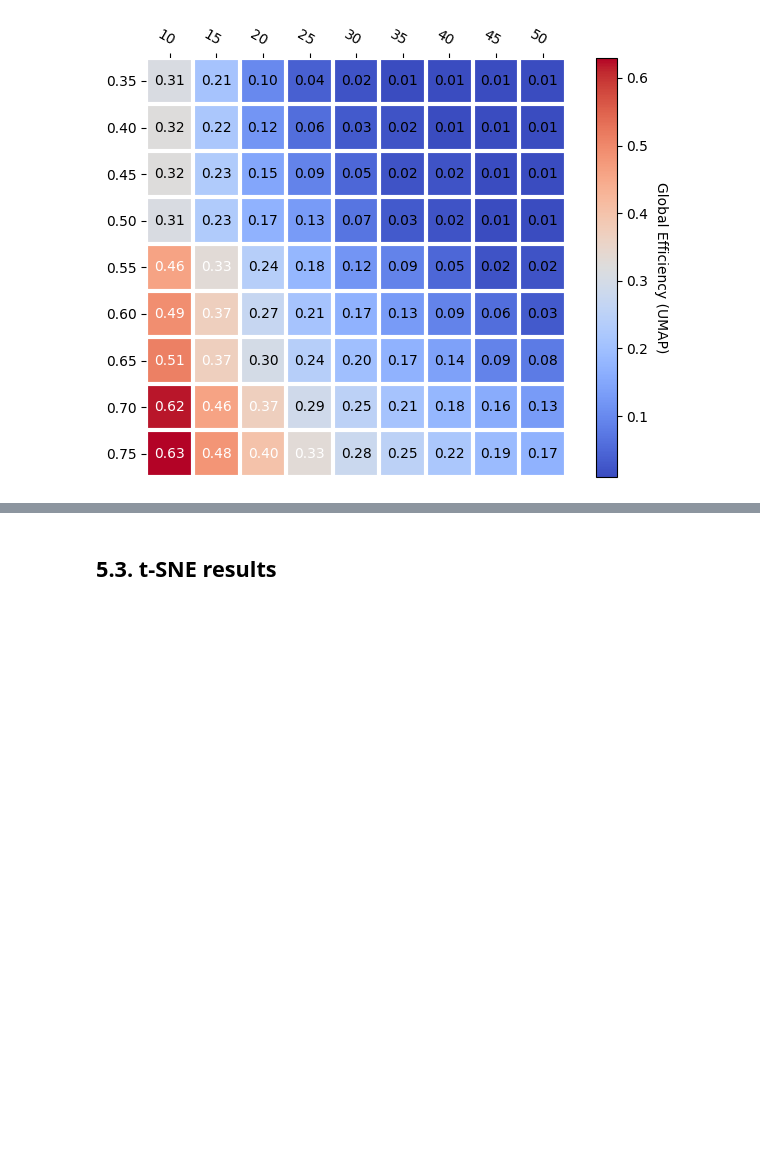
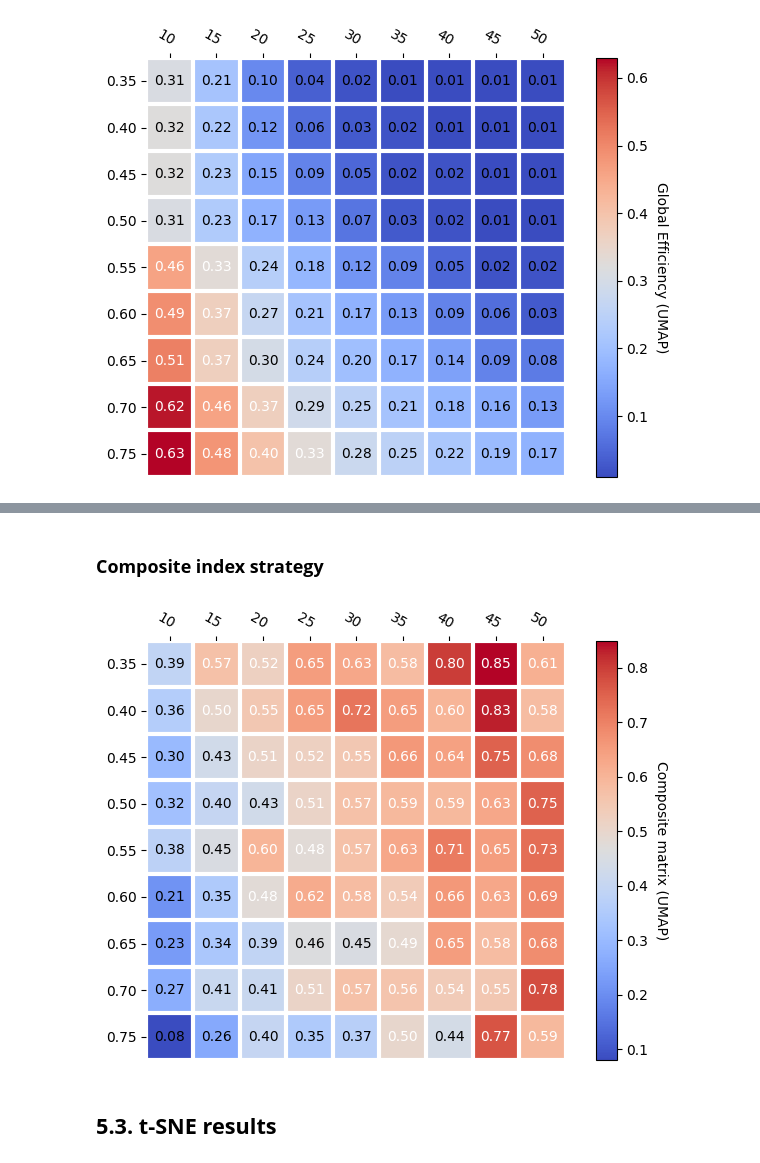
Before and after one commit to brainpolislab/TDA-Tuning, a Jupyter notebook: Notebooks/hyperparameter_tuning.ipynb, the cells around one changed output, grey strips where cells are left out. Drawn from its saved outputs; the diff is of its cells as text; code cells hidden in the pictures; blank space fills up the shorter version.

```diff
--- a/Notebooks/hyperparameter_tuning.ipynb
+++ b/Notebooks/hyperparameter_tuning.ipynb
@@ -414,3 +481,24 @@ plt.show()
+# %% [markdown]
+### **Composite index strategy**
+# %%
+# Normalize topological property matrix
+matrix_efficiency_umap_norm = 1 - matrix_efficiency_umap/np.max(matrix_efficiency_umap)
+
+# Get final matrix
+composite_matrix_umap = (matrix_efficiency_umap_norm + stability_matrix_umap) / 2
+# %%
+# Heatmap visualization
+fig, ax = plt.subplots()
+
+im, cbar = heatmap(np.around(composite_matrix_umap, decimals=2, out=None), res, gain, ax=ax,
+                   cmap="coolwarm", cbarlabel="Composite matrix (UMAP)")
+texts = annotate_heatmap(im, valfmt="{x:.2f}")
+
+fig.tight_layout()
+plt.savefig('results/composite_matrix_umap.png', dpi=300)
+plt.show()
+# %% [output]
+[figure, added]
 # %% [markdown]
 ## **5.3. t-SNE results**
 # %%
```
Also changed, not shown: parts of 15 cells of this notebook, 1 other file.
